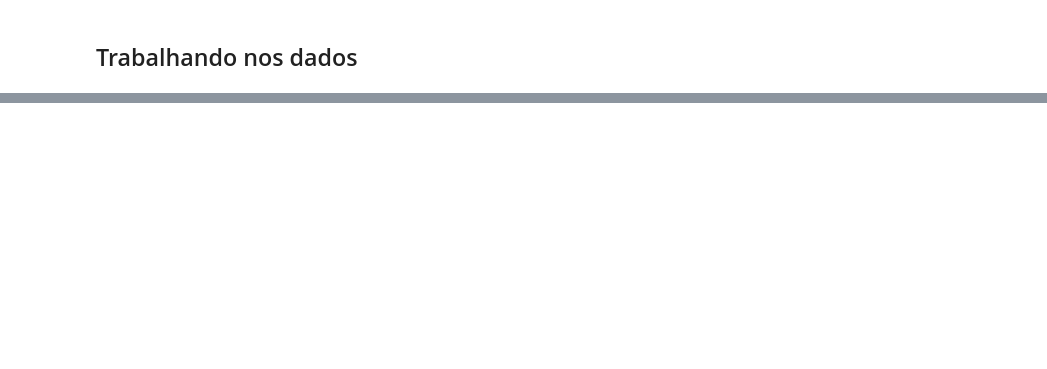
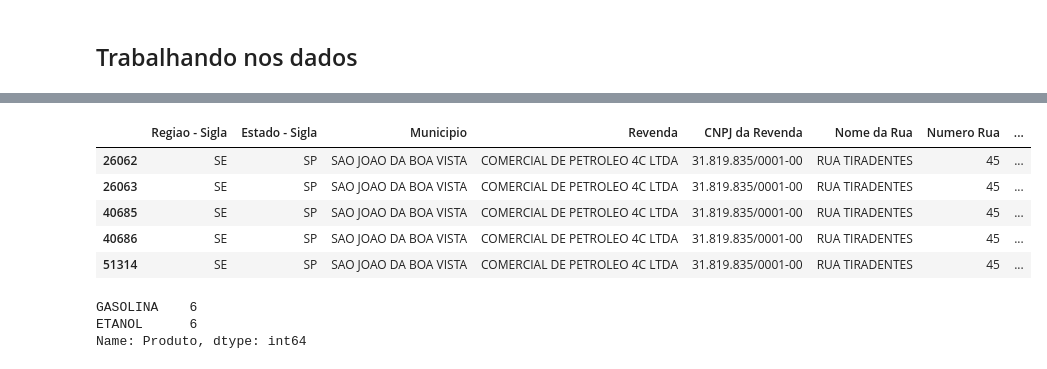
Before and after one commit to pedrorcm/Analise-Combustiveis-M4, a Jupyter notebook: main.ipynb, the cells around one changed output, grey strips where cells are left out. Saved outputs shown, nothing was run; the diff lists cells and outputs as text; code cells hidden in the pictures; blank space fills up the shorter version.

```diff
--- a/main.ipynb
+++ b/main.ipynb
@@ -334,0 +561,17 @@ correlacao3
+# %%
+# Criando um groupby dos registros da RUFF C.J. e mostrando o df
+grp_ruff_comb = conjunto_dados.loc[(conjunto_dados['Bandeira'] == 'RUFF C.J.'), :].copy()
+grp_ruff_comb.head()
+# %% [output]
+|  | Regiao - Sigla | Estado - Sigla | Municipio | Revenda | CNPJ da Revenda | Nome da Rua | Numero Rua | ... |
+| 26062 | SE | SP | SAO JOAO DA BOA VISTA | COMERCIAL DE PETROLEO 4C LTDA | 31.819.835/0001-00 | RUA TIRADENTES | 45 | ... |
+| 26063 | SE | SP | SAO JOAO DA BOA VISTA | COMERCIAL DE PETROLEO 4C LTDA | 31.819.835/0001-00 | RUA TIRADENTES | 45 | ... |
+| 40685 | SE | SP | SAO JOAO DA BOA VISTA | COMERCIAL DE PETROLEO 4C LTDA | 31.819.835/0001-00 | RUA TIRADENTES | 45 | ... |
+| 40686 | SE | SP | SAO JOAO DA BOA VISTA | COMERCIAL DE PETROLEO 4C LTDA | 31.819.835/0001-00 | RUA TIRADENTES | 45 | ... |
+| 51314 | SE | SP | SAO JOAO DA BOA VISTA | COMERCIAL DE PETROLEO 4C LTDA | 31.819.835/0001-00 | RUA TIRADENTES | 45 | ... |
+# %%
+grp_ruff_comb['Produto'].value_counts()
+# %% [output]
+GASOLINA    6
+ETANOL      6
+Name: Produto, dtype: int64
```
Also changed, not shown: parts of 72 cells of this notebook.
